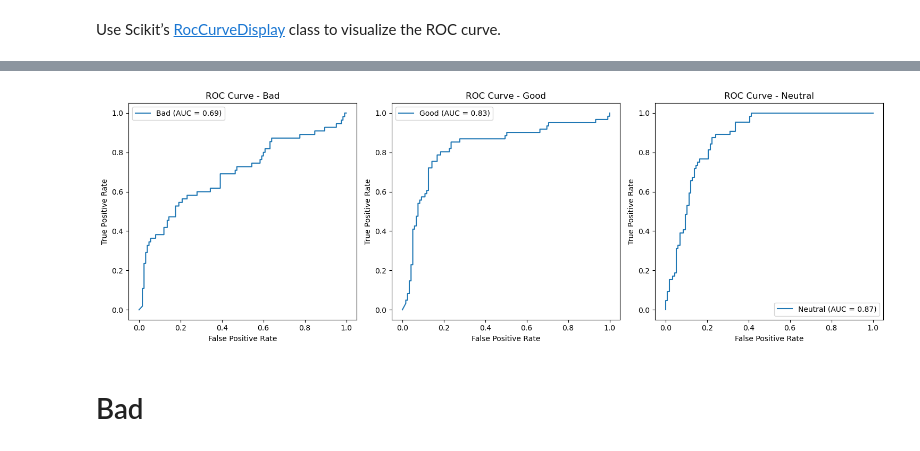
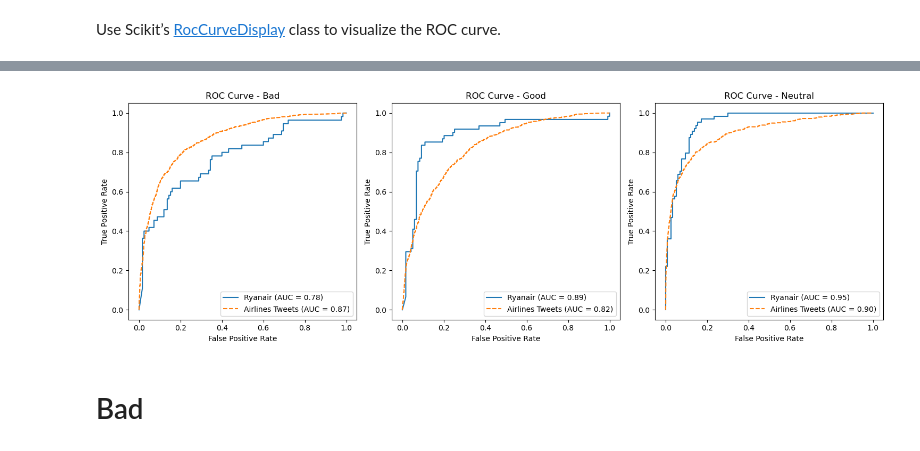
Before and after one commit to JoseRicoCct/CA2_Integrated_Assesment_MSc_Data_Analytics_CCT_Semester_1, a Jupyter notebook: CA2_ML_Code_sba23021_Sentiment_Analysis.ipynb, the cells around one changed output, grey strips where cells are left out. Cells and saved outputs as stored; diff of their text form; code cells hidden in the pictures.

```diff
--- a/CA2_ML_Code_sba23021_Sentiment_Analysis.ipynb
+++ b/CA2_ML_Code_sba23021_Sentiment_Analysis.ipynb
@@ -135,35 +319,49 @@ MultinomialNB()
-# %%
-from sklearn.metrics import roc_curve, auc
-import matplotlib.pyplot as plt
-
-# Assuming `model` is a trained classifier
-# `X_test` is the test set features, and `y_test` is the true labels
-
-# Get predicted probabilities for each class
-y_score = model.predict_proba(x_test)
-
-# Set num_classes to the total number of classes (3 in this case)
-num_classes = 3
-
-# Define class labels
-class_labels = ['Bad', 'Good', 'Neutral']
-
-# Plot ROC curves for each class
-fig, axes = plt.subplots(nrows=1, ncols=num_classes, figsize=(15, 5))
-
-for i in range(num_classes):
-    fpr, tpr, _ = roc_curve(y_test == i, y_score[:, i])
-    roc_auc = auc(fpr, tpr)
-
-    axes[i].plot(fpr, tpr, label=f'{class_labels[i]} (AUC = {roc_auc:.2f})')
-    axes[i].set_xlabel('False Positive Rate')
-    axes[i].set_ylabel('True Positive Rate')
-    axes[i].set_title(f'ROC Curve - {class_labels[i]}')
-    axes[i].legend()
-
-plt.tight_layout()
-plt.show()
-# %% [output]
-[figure, removed]
+# %%
+# ROC Curve: Receiver Operating Characteristic
+# AUC: Area Under the Curve
+# Assuming `model` is a trained classifier for Ryanair
+# `X_test` is the test set features, and `y_test` is the true labels
+
+# Get predicted probabilities for each class
+y_score_ryanair = model.predict_proba(x_test)
+
+# Assuming `model1` is a trained classifier Airline Tweets
+# `X1_test` is the test set features, and `y1_test` is the true labels
+
+# Get predicted probabilities for each class
+y_score_Airlines_Tweets_csv = model1.predict_proba(x1_test)
+
+# Setting num_classes 3 in this case
+num_classes = 3
+
+# Define class labels
+class_labels = ['Bad', 'Good', 'Neutral']
+
+# Plot ROC curves for each class
+fig, axes = plt.subplots(nrows=1, ncols=num_classes, figsize=(15, 5))
+
+# Plot ROC curve for Ryanair
+for i in range(num_classes):
+    fpr, tpr, _ = roc_curve(y_test == i, y_score_ryanair[:, i])
+    roc_auc = auc(fpr, tpr)
+
+    axes[i].plot(fpr, tpr, label=f'Ryanair (AUC = {roc_auc:.2f})')
+    axes[i].set_xlabel('False Positive Rate')
+    axes[i].set_ylabel('True Positive Rate')
+    axes[i].set_title(f'ROC Curve - {class_labels[i]}')
+    axes[i].legend()
+
+# Plot ROC curve for American and United
+for i in range(num_classes):
+    fpr, tpr, _ = roc_curve(y1_test == i, y_score_Airlines_Tweets_csv[:, i])
+    roc_auc = auc(fpr, tpr)
+
+    axes[i].plot(fpr, tpr, label=f'Airlines Tweets (AUC = {roc_auc:.2f})', linestyle='--')
+    axes[i].legend()
+
+plt.tight_layout()
+plt.show()
+# %% [output]
+[figure, added]
 # %% [markdown]
 # Bad
```
Also changed, not shown: parts of 59 cells of this notebook, 1 other file.
